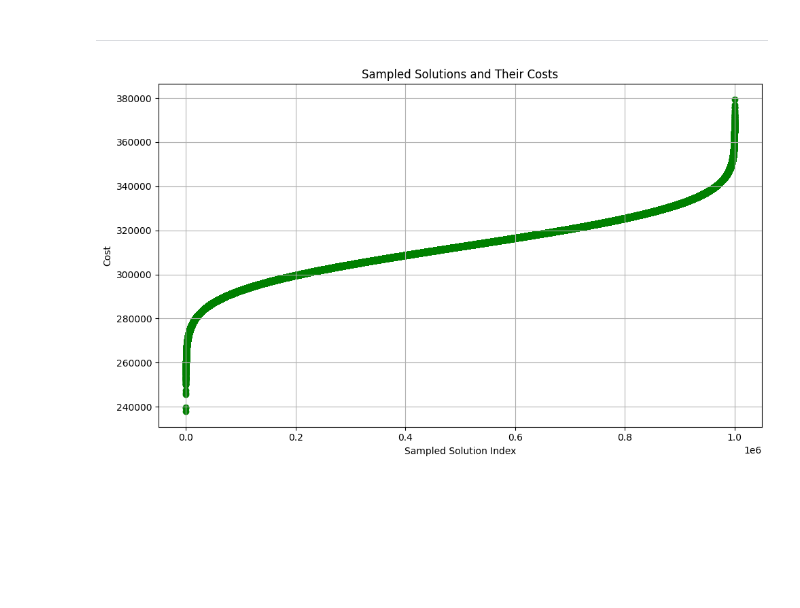
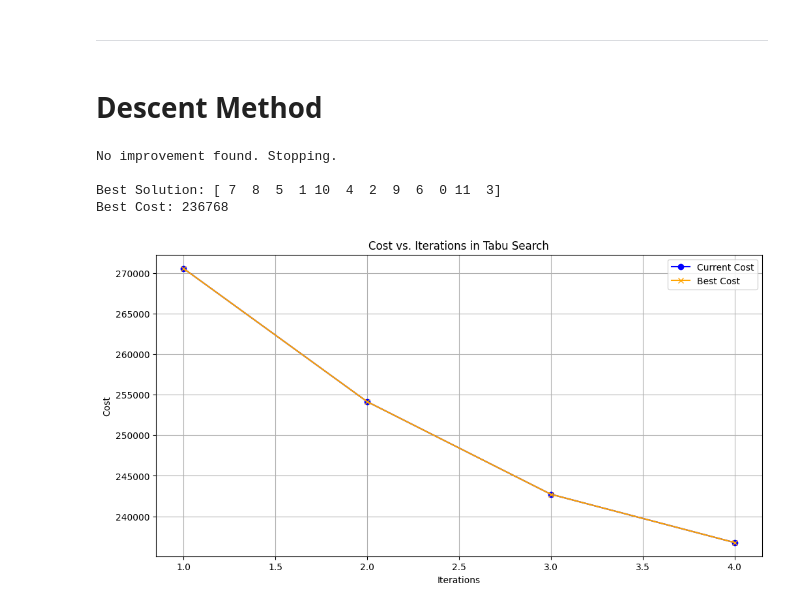
Before and after one commit to hamza-bousalih/metaheuristics, a Jupyter notebook: tabu_search.ipynb, the cells around one changed output. Drawn from its saved outputs; the diff is of its cells as text; code cells hidden in the pictures; blank space fills up the shorter version.

```diff
--- a/tabu_search.ipynb
+++ b/tabu_search.ipynb
@@ -317,15 +264,2 @@ def visualize_sampled_solutions(sampled_solutions, costs):
-# %%
-try:
-    n, flow, distance = read_qap_instance("tai12a.dat")
-
-    # Generate a random sample of solutions and their costs
-    sampled_solutions = generate_random_solutions(n, num_samples=1_000_000)
-    sampled_costs = calculate_sampled_costs(sampled_solutions, flow, distance)
-
-    # Visualize the sampled solutions and their costs
-    visualize_sampled_solutions(sampled_solutions, sampled_costs)
-
-except ValueError as e:
-    print(f"Error: {e}")
-# %% [output]
-[figure, removed]
+# %% [markdown]
+# Descent Method
@@ -331,0 +308,20 @@ except ValueError as e:
+# %%
+n, flow, distance = read_qap_instance("tai12a.dat")
+
+# Run Descent Method
+best_solution, best_cost, solutions, costs, best_costs = descent_method(
+    flow, distance, max_iterations=2000
+)
+
+# Print the best solution and cost
+print("\nBest Solution:", best_solution)
+print("Best Cost:", best_cost)
+
+# Visualize costs
+visualize_costs(range(1, len(costs) + 1), costs, best_costs)
+# %% [output]
+No improvement found. Stopping.
+
+Best Solution: [ 7  8  5  1 10  4  2  9  6  0 11  3]
+Best Cost: 236768
+[figure, added]
```
Also changed, not shown: parts of 6 cells of this notebook.
